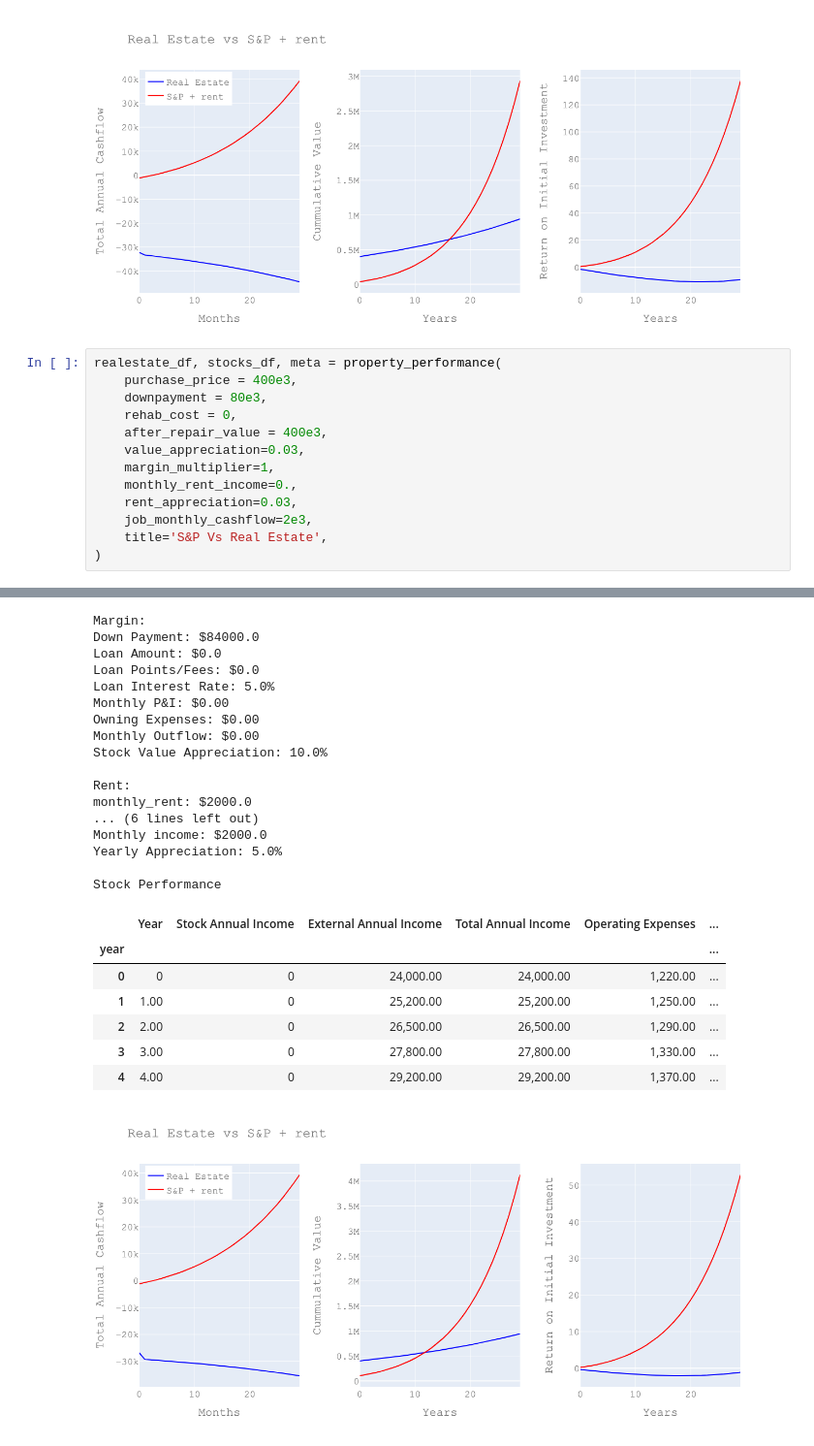
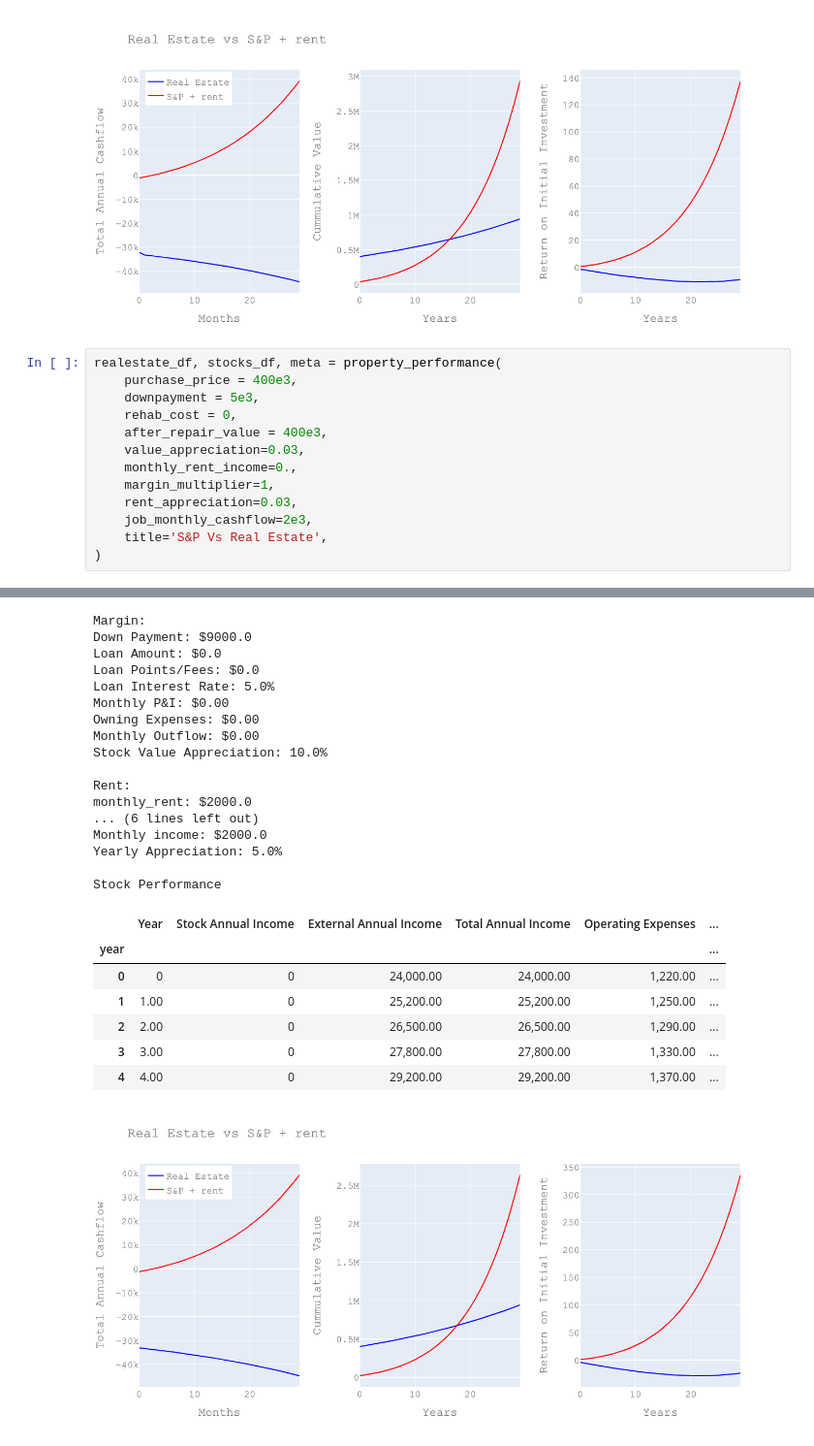
Before and after one commit to RupertDodkins/real_estate, a Jupyter notebook: scripts/mutliplot_view.ipynb, the cells around one changed output, grey strips where cells are left out. Shown at 97% size. Cells and saved outputs as stored; diff of their text form.

```diff
--- a/scripts/mutliplot_view.ipynb
+++ b/scripts/mutliplot_view.ipynb
@@ -584,12 +584,12 @@ Stock Performance
 # %%
 realestate_df, stocks_df, meta = property_performance(
     purchase_price = 400e3,
-    downpayment = 80e3,
+    downpayment = 5e3,
     rehab_cost = 0,
     after_repair_value = 400e3,
     value_appreciation=0.03,
+    monthly_rent_income=0.,
     margin_multiplier=1,
-    monthly_rent_income=0.,
     rent_appreciation=0.03,
     job_monthly_cashflow=2e3,
     title='S&P Vs Real Estate',
@@ -621,25 +621,25 @@ Real Estate Performance
 Margin:
-Down Payment: $84000.0
+Down Payment: $9000.0
 Loan Amount: $0.0
 Loan Points/Fees: $0.0
 Loan Interest Rate: 5.0%
 Monthly P&I: $0.00
 Owning Expenses: $0.00
 Monthly Outflow: $0.00
 Stock Value Appreciation: 10.0%
 
 Rent:
 monthly_rent: $2000.0
 ... (6 lines left out)
 Monthly income: $2000.0
 Yearly Appreciation: 5.0%
 
 Stock Performance
 |  | Year | Stock Annual Income | External Annual Income | Total Annual Income | Operating Expenses | ... |
 | year |  |  |  |  |  | ... |
 | 0 | 0 | 0 | 24,000.00 | 24,000.00 | 1,220.00 | ... |
 | 1 | 1.00 | 0 | 25,200.00 | 25,200.00 | 1,250.00 | ... |
 | 2 | 2.00 | 0 | 26,500.00 | 26,500.00 | 1,290.00 | ... |
 | 3 | 3.00 | 0 | 27,800.00 | 27,800.00 | 1,330.00 | ... |
 | 4 | 4.00 | 0 | 29,200.00 | 29,200.00 | 1,370.00 | ... |
-[figure, old version]
+[figure, new version]
```
Also changed, not shown: parts of 11 cells of this notebook, 2 other files.
